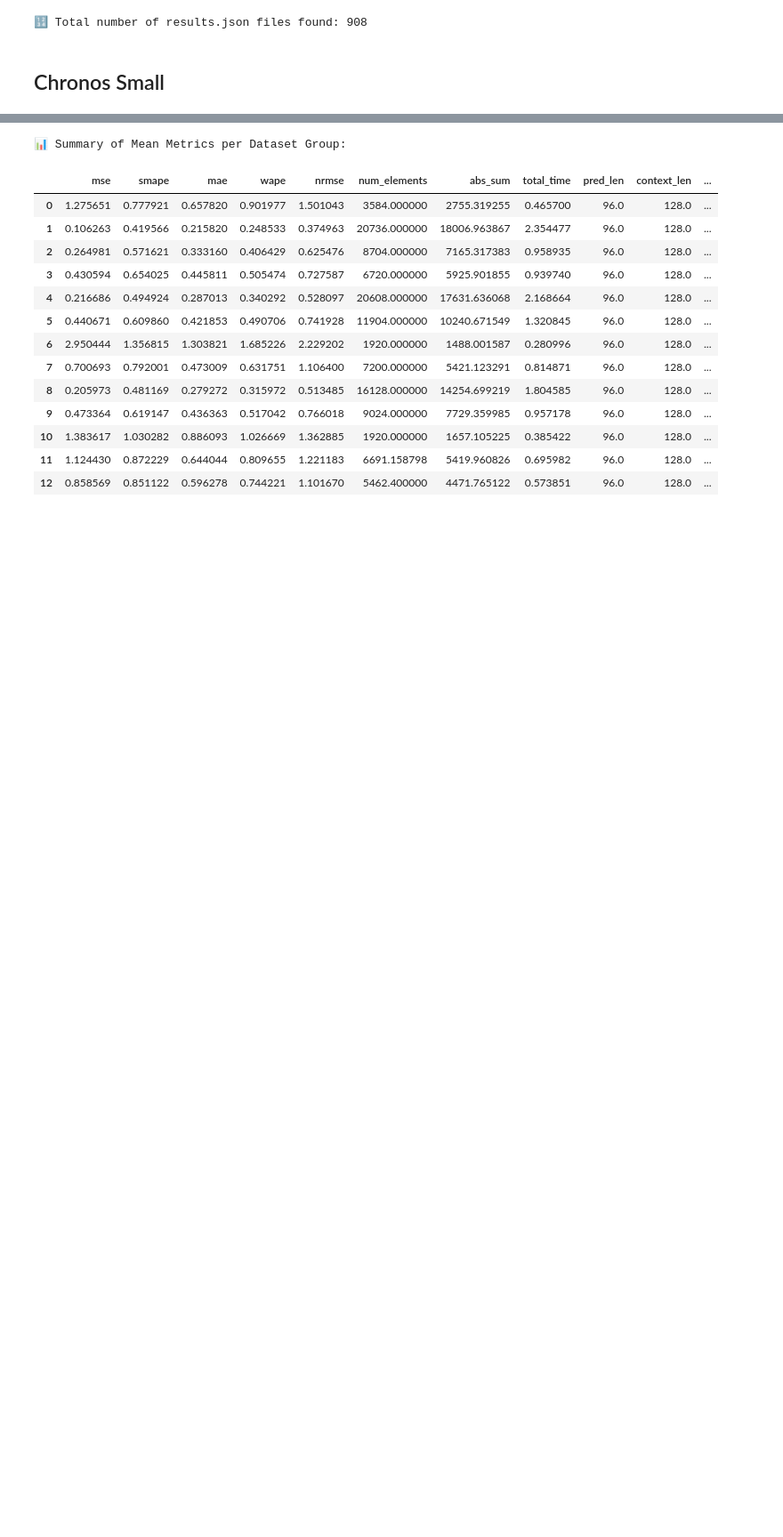
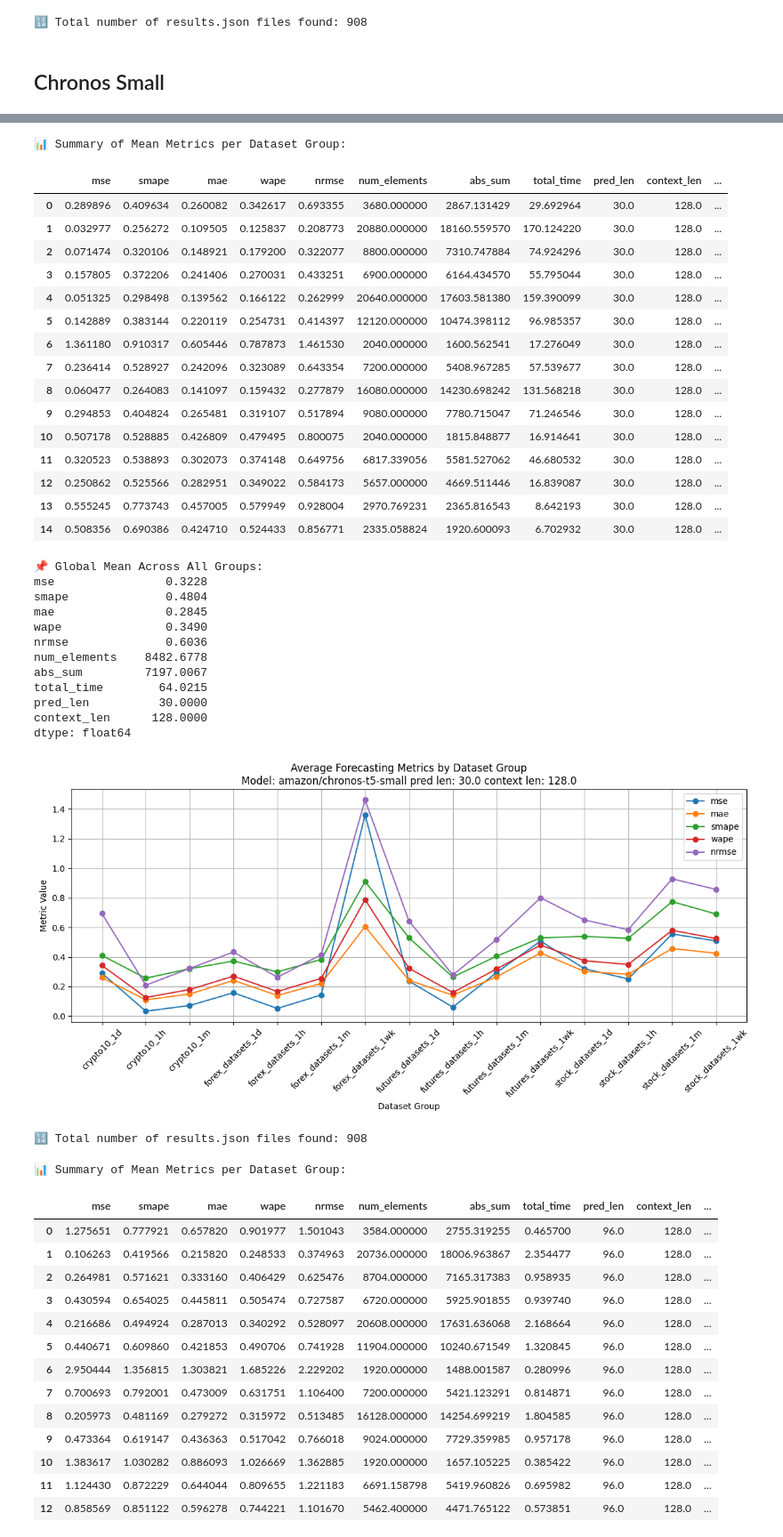
Before and after one commit to vincent05r/timesfm_test, a Jupyter notebook: stock_vis.ipynb, the cells around one changed output, grey strips where cells are left out. Shown at 89% size. Cells and saved outputs as stored; diff of their text form; code cells hidden in the pictures; blank space fills up the shorter version.

```diff
--- a/stock_vis.ipynb
+++ b/stock_vis.ipynb
@@ -461,8 +493,40 @@ show_results(root_dir)
 # %%
 #config
 # Define the root result directory
-root_dir = Path(r"results\tsfm\tsfm_500m_of1\h30")
+root_dir = Path(r"results\chronos\chronos_small_of1\h30")
 show_results(root_dir)
+# %% [output]
+📊 Summary of Mean Metrics per Dataset Group:
+|  | mse | smape | mae | wape | nrmse | num_elements | abs_sum | total_time | pred_len | context_len | ... |
+| 0 | 0.289896 | 0.409634 | 0.260082 | 0.342617 | 0.693355 | 3680.000000 | 2867.131429 | 29.692964 | 30.0 | 128.0 | ... |
+| 1 | 0.032977 | 0.256272 | 0.109505 | 0.125837 | 0.208773 | 20880.000000 | 18160.559570 | 170.124220 | 30.0 | 128.0 | ... |
+| 2 | 0.071474 | 0.320106 | 0.148921 | 0.179200 | 0.322077 | 8800.000000 | 7310.747884 | 74.924296 | 30.0 | 128.0 | ... |
+| 3 | 0.157805 | 0.372206 | 0.241406 | 0.270031 | 0.433251 | 6900.000000 | 6164.434570 | 55.795044 | 30.0 | 128.0 | ... |
+| 4 | 0.051325 | 0.298498 | 0.139562 | 0.166122 | 0.262999 | 20640.000000 | 17603.581380 | 159.390099 | 30.0 | 128.0 | ... |
+| 5 | 0.142889 | 0.383144 | 0.220119 | 0.254731 | 0.414397 | 12120.000000 | 10474.398112 | 96.985357 | 30.0 | 128.0 | ... |
+| 6 | 1.361180 | 0.910317 | 0.605446 | 0.787873 | 1.461530 | 2040.000000 | 1600.562541 | 17.276049 | 30.0 | 128.0 | ... |
+| 7 | 0.236414 | 0.528927 | 0.242096 | 0.323089 | 0.643354 | 7200.000000 | 5408.967285 | 57.539677 | 30.0 | 128.0 | ... |
+| 8 | 0.060477 | 0.264083 | 0.141097 | 0.159432 | 0.277879 | 16080.000000 | 14230.698242 | 131.568218 | 30.0 | 128.0 | ... |
+| 9 | 0.294853 | 0.404824 | 0.265481 | 0.319107 | 0.517894 | 9080.000000 | 7780.715047 | 71.246546 | 30.0 | 128.0 | ... |
+| 10 | 0.507178 | 0.528885 | 0.426809 | 0.479495 | 0.800075 | 2040.000000 | 1815.848877 | 16.914641 | 30.0 | 128.0 | ... |
+| 11 | 0.320523 | 0.538893 | 0.302073 | 0.374148 | 0.649756 | 6817.339056 | 5581.527062 | 46.680532 | 30.0 | 128.0 | ... |
+| 12 | 0.250862 | 0.525566 | 0.282951 | 0.349022 | 0.584173 | 5657.000000 | 4669.511446 | 16.839087 | 30.0 | 128.0 | ... |
+| 13 | 0.555245 | 0.773743 | 0.457005 | 0.579949 | 0.928004 | 2970.769231 | 2365.816543 | 8.642193 | 30.0 | 128.0 | ... |
+| 14 | 0.508356 | 0.690386 | 0.424710 | 0.524433 | 0.856771 | 2335.058824 | 1920.600093 | 6.702932 | 30.0 | 128.0 | ... |
+📌 Global Mean Across All Groups:
+mse                0.3228
+smape              0.4804
+mae                0.2845
+wape               0.3490
+nrmse              0.6036
+num_elements    8482.6778
+abs_sum         7197.0067
+total_time        64.0215
+pred_len          30.0000
+context_len      128.0000
+dtype: float64
+[figure, added]
+🔢 Total number of results.json files found: 908
 # %%
 #config
 # Define the root result directory
```
Also changed, not shown: parts of 1 cell of this notebook, 1 other file.
